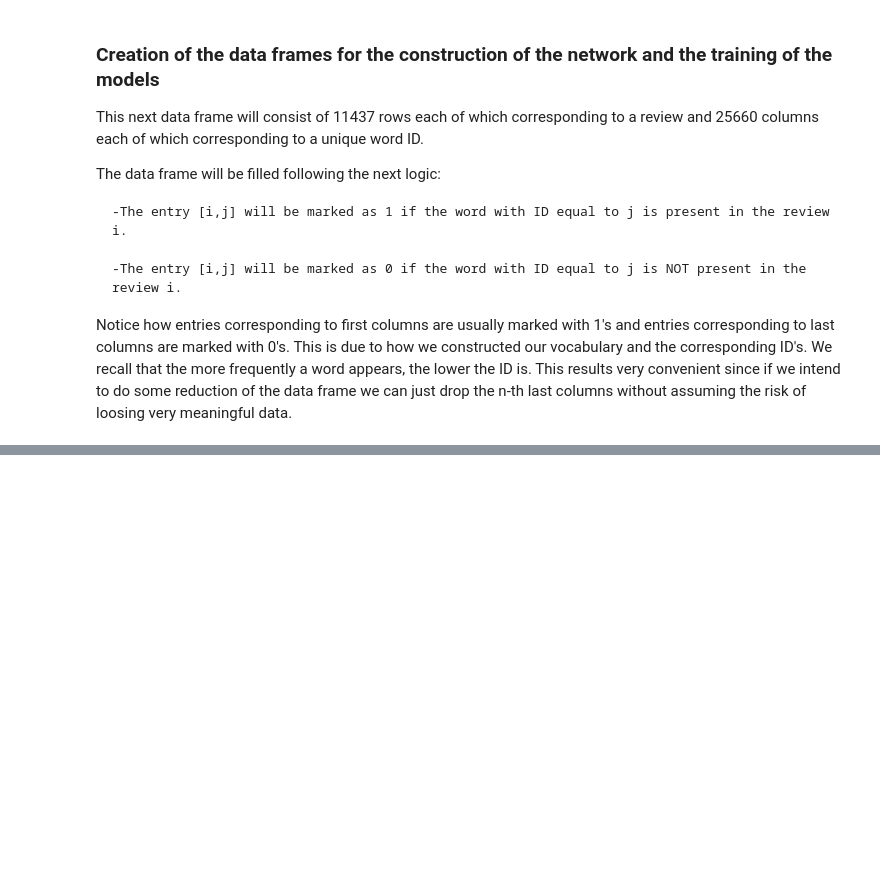
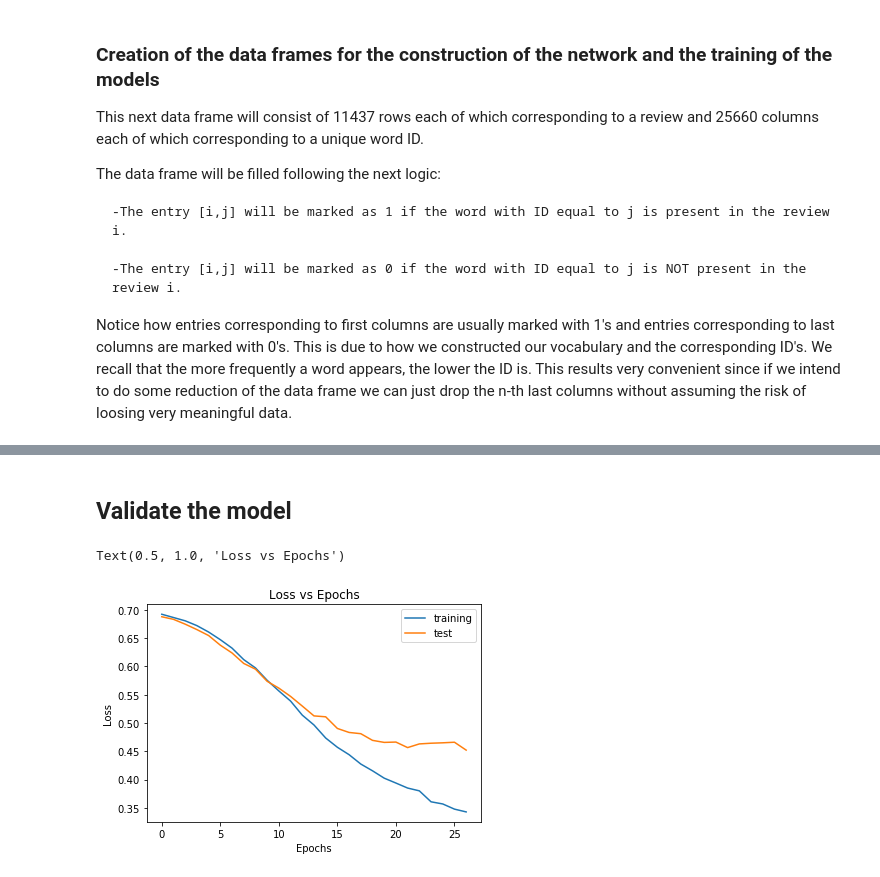
Before and after one commit to valfaro-v2/MagolegoTeamProject, a Jupyter notebook: Proyect.ipynb, the cells around one changed output, grey strips where cells are left out. Drawn from its saved outputs; the diff is of its cells as text; code cells hidden in the pictures; blank space fills up the shorter version.

Commit message:
Data Loading and preprocessing finished

```diff
--- a/Proyect.ipynb
+++ b/Proyect.ipynb
@@ -539,0 +626,2 @@ print('Accuracy = ', logreg_accuracy,'%')
+# %%
+y = torch.tensor(df_sentiment['Sentiment'].values).flatten() #convert the label into a tensor
@@ -539,0 +697,3 @@ print('Accuracy = ', logreg_accuracy,'%')
+# %%
+criterion = nn.CrossEntropyLoss()
+optimizer = torch.optim.Adam(model_sentiment_torch.parameters(), lr=0.001)
@@ -539,0 +704,33 @@ print('Accuracy = ', logreg_accuracy,'%')
+# %%
+import time
+start_time = time.time()
+
+epochs = 27 #number of times we go through the training data
+losses = []
+test_losses=[]
+test_correct = []
+
+for i in range(epochs):
+    tst_corr=0
+    i+=1
+    y_pred = model_sentiment_torch(X_train)
+    loss = criterion(y_pred, y_train)
+    losses.append(loss)
+
+    print(f'epoch: {i:3}  loss: {loss.item():10.8f}')
+
+    optimizer.zero_grad()
+    loss.backward()
+    optimizer.step()
+
+    with torch.no_grad():
+        y_val = model_sentiment_torch(X_test)
+        loss = criterion(y_val, y_test)
+        test_losses.append(loss)
+
+        predicted = torch.max(y_val.data, 1)[1]
+        tst_corr += (predicted == y_test).sum().float()
+        test_correct.append(tst_corr)
+
+
+print(f'\nDuration: {time.time() - start_time:.0f} seconds') # print the time elapsed
@@ -539,0 +755,12 @@ print('Accuracy = ', logreg_accuracy,'%')
+# %% [markdown]
+## Validate the model
+# %%
+plt.plot(range(epochs),losses, label ='training')
+plt.plot(range(epochs), test_losses, label='test')
+plt.legend()
+plt.xlabel('Epochs')
+plt.ylabel('Loss')
+plt.title('Loss vs Epochs')
+# %% [output]
+Text(0.5, 1.0, 'Loss vs Epochs')
+[figure, added]
```
Also changed, not shown: parts of 72 cells of this notebook.
